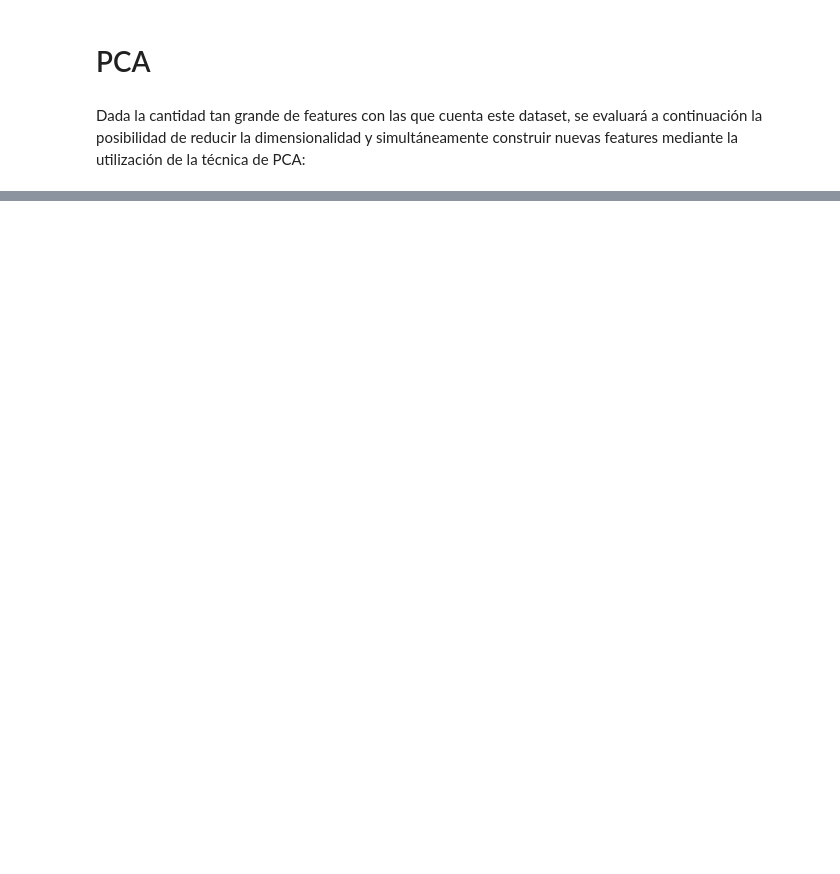
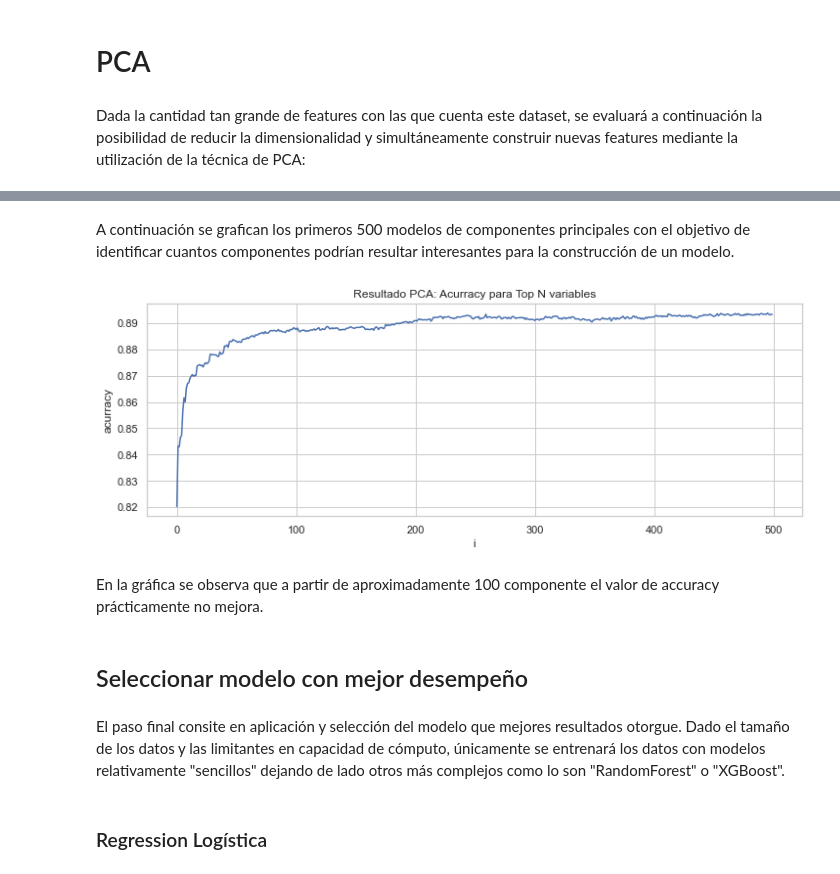
Before and after one commit to juantoveayra/ProyectoIntegrador, a Jupyter notebook: ProyectoIntegrador_JuanTorres.ipynb, the cells around one changed output, grey strips where cells are left out. Saved outputs shown, nothing was run; the diff lists cells and outputs as text; code cells hidden in the pictures; blank space fills up the shorter version.

```diff
--- a/ProyectoIntegrador_JuanTorres.ipynb
+++ b/ProyectoIntegrador_JuanTorres.ipynb
@@ -498,16 +502,16 @@ A continuación se gráfica el Acurracy del top N de variables para un modelo de
 # %%
-model = LinearRegression()
+model = LogisticRegression()
 resultado_MI = pd.DataFrame()
 
-for i in range(len(mi_scores)):
+for i in range(500):
     X_MI = X_imp[list(mi_scores.head(i+1).index)]
     acurracy = score_dataset(X_MI, y, model=model)
-    resultado_MI = resultado_MI.append({"i": i, "acurracy": acurracy}, ignore_index=True)
+    resultado_MI = resultado_MI.append({"i": i, "accuracy": acurracy}, ignore_index=True)
 
 # Dibujar gráfica
 plt.figure(figsize=(12,4))
-ax = sns.lineplot(data=resultado_MI, x="i", y="acurracy")
-plt.title('Resultado Mutual Information: Acurracy para Top N variables')
+ax = sns.lineplot(data=resultado_MI, x="i", y="accuracy")
+plt.title('Resultado Mutual Information: Accuracy para Top N variables')
 plt.show()
 # %% [markdown]
 Lo que parece indicarnos la gráfica es que mientras más sencillo y tomando el menor número de variables el modelo se comportaría mejor.
@@ -536,6 +558,6 @@ Sin embargo, llama la atención que de las 20 variables con mayor mutual informa
 # %%
 scoresMI = pd.DataFrame(mi_scores).reset_index()
-X_MI = X_imp.drop( columns = list(scoresMI[scoresMI["MI Scores"] < 0.003]["index"]) )
+X_MI = X_imp.drop( columns = list(scoresMI[scoresMI["MI Scores"] < 0.01]["index"]) )
 # %% [markdown]
 # PCA
 # %% [markdown]
@@ -582,14 +606,26 @@ plt.show()
+# %% [markdown]
+A continuación se grafican los primeros 500 modelos de componentes principales con el objetivo de identificar cuantos componentes podrían resultar interesantes para la construcción de un modelo.
 # %%
-model = LinearRegression()
+model = LogisticRegression()
 resultado_PCA = pd.DataFrame()
 
-for i in range(1000):
+for i in range(500):
     acurracy = score_dataset(X_pca.iloc[:,:i+1], y, model=model)
     resultado_PCA = resultado_PCA.append({"i": i, "acurracy": acurracy}, ignore_index=True)
 
 # Dibujar gráfica
 plt.figure(figsize=(12,4))
 ax = sns.lineplot(data=resultado_PCA, x="i", y="acurracy")
 plt.title('Resultado PCA: Acurracy para Top N variables')
 plt.show()
+# %% [output]
+[figure, added]
+# %% [markdown]
+En la gráfica se observa que a partir de aproximadamente 100 componente el valor de accuracy prácticamente no mejora.
+# %% [markdown]
+## Seleccionar modelo con mejor desempeño
+# %% [markdown]
+El paso final consite en aplicación y selección del modelo que mejores resultados otorgue. Dado el tamaño de los datos y las limitantes en capacidad de cómputo, únicamente se entrenará los datos con modelos relativamente "sencillos" dejando de lado otros más complejos como lo son "RandomForest" o "XGBoost".
+# %% [markdown]
+### Regression Logística
 # %%
```
Also changed, not shown: parts of 40 cells of this notebook.
